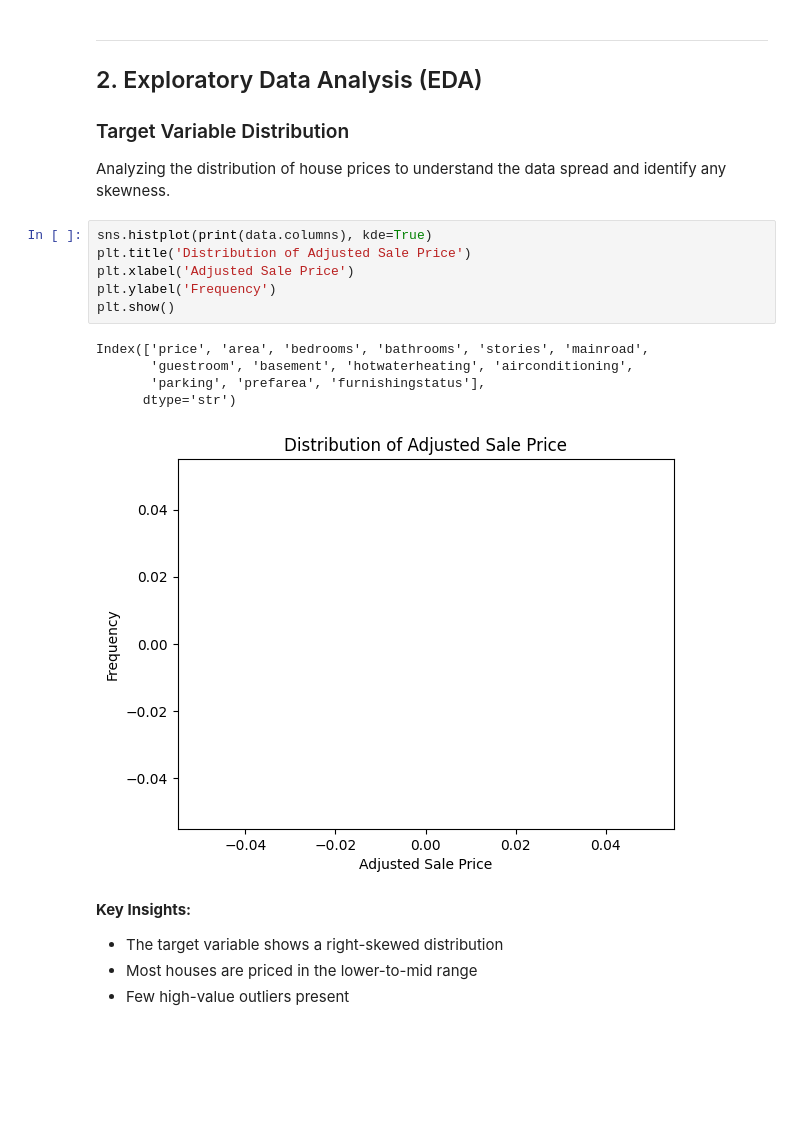
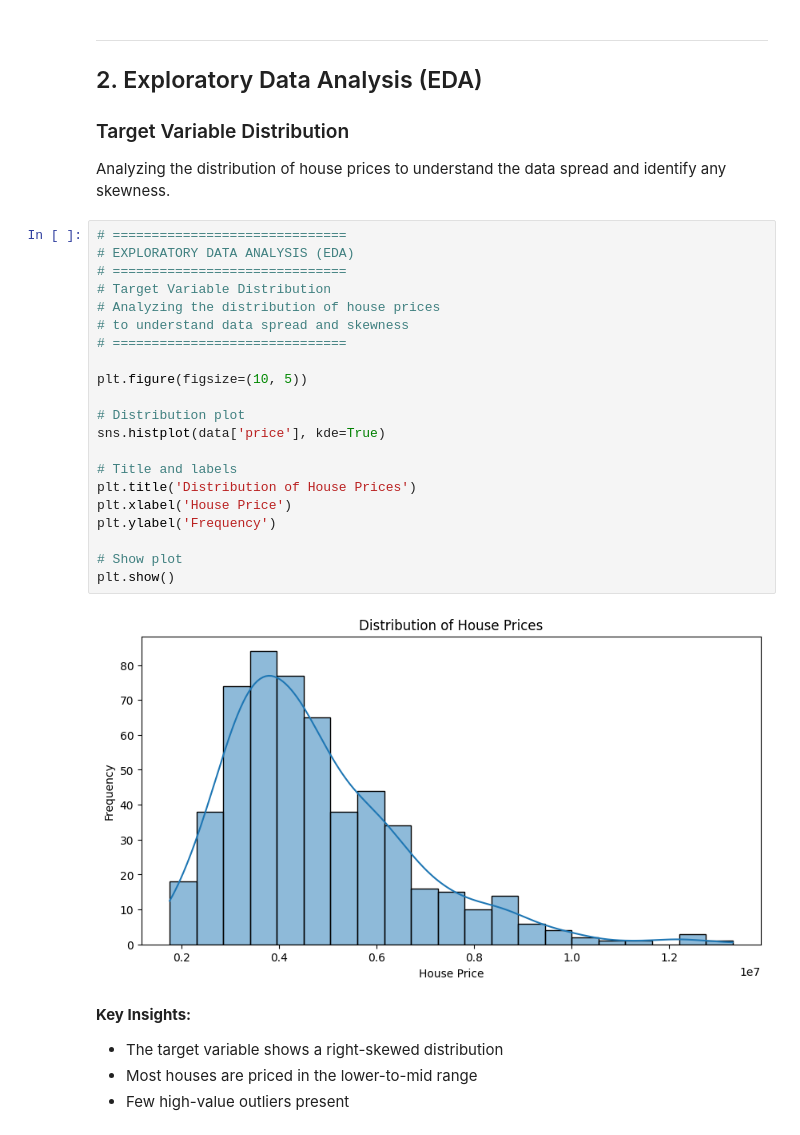
Before and after one commit to sumitp07/Housing-Price-Prediction, a Jupyter notebook: HOUSING_PRICE_CLEANED.ipynb, the cells around one changed output. Saved outputs shown, nothing was run; the diff lists cells and outputs as text; blank space fills up the shorter version.

```diff
--- a/HOUSING_PRICE_CLEANED.ipynb
+++ b/HOUSING_PRICE_CLEANED.ipynb
@@ -82,17 +104,28 @@ dtype: int64
 
 Analyzing the distribution of house prices to understand the data spread and identify any skewness.
 # %%
-sns.histplot(print(data.columns), kde=True)
-plt.title('Distribution of Adjusted Sale Price')
-plt.xlabel('Adjusted Sale Price')
+# ==============================
+# EXPLORATORY DATA ANALYSIS (EDA)
+# ==============================
+# Target Variable Distribution
+# Analyzing the distribution of house prices
+# to understand data spread and skewness
+# ==============================
+
+plt.figure(figsize=(10, 5))
+
+# Distribution plot
+sns.histplot(data['price'], kde=True)
+
+# Title and labels
+plt.title('Distribution of House Prices')
+plt.xlabel('House Price')
 plt.ylabel('Frequency')
+
+# Show plot
 plt.show()
 # %% [output]
-Index(['price', 'area', 'bedrooms', 'bathrooms', 'stories', 'mainroad',
-       'guestroom', 'basement', 'hotwaterheating', 'airconditioning',
-       'parking', 'prefarea', 'furnishingstatus'],
-      dtype='str')
-[figure, old version]
+[figure, new version]
 # %% [markdown]
 **Key Insights:**
 - The target variable shows a right-skewed distribution
```
Also changed, not shown: parts of 7 cells of this notebook.
